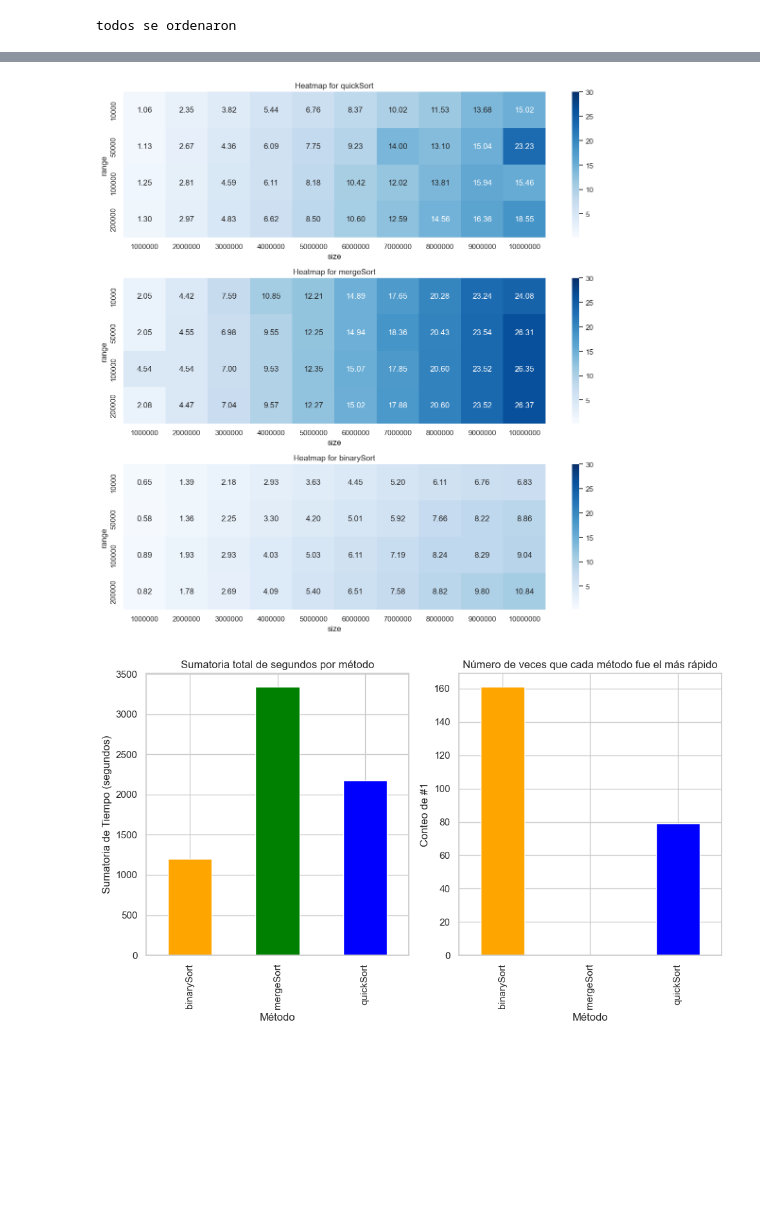
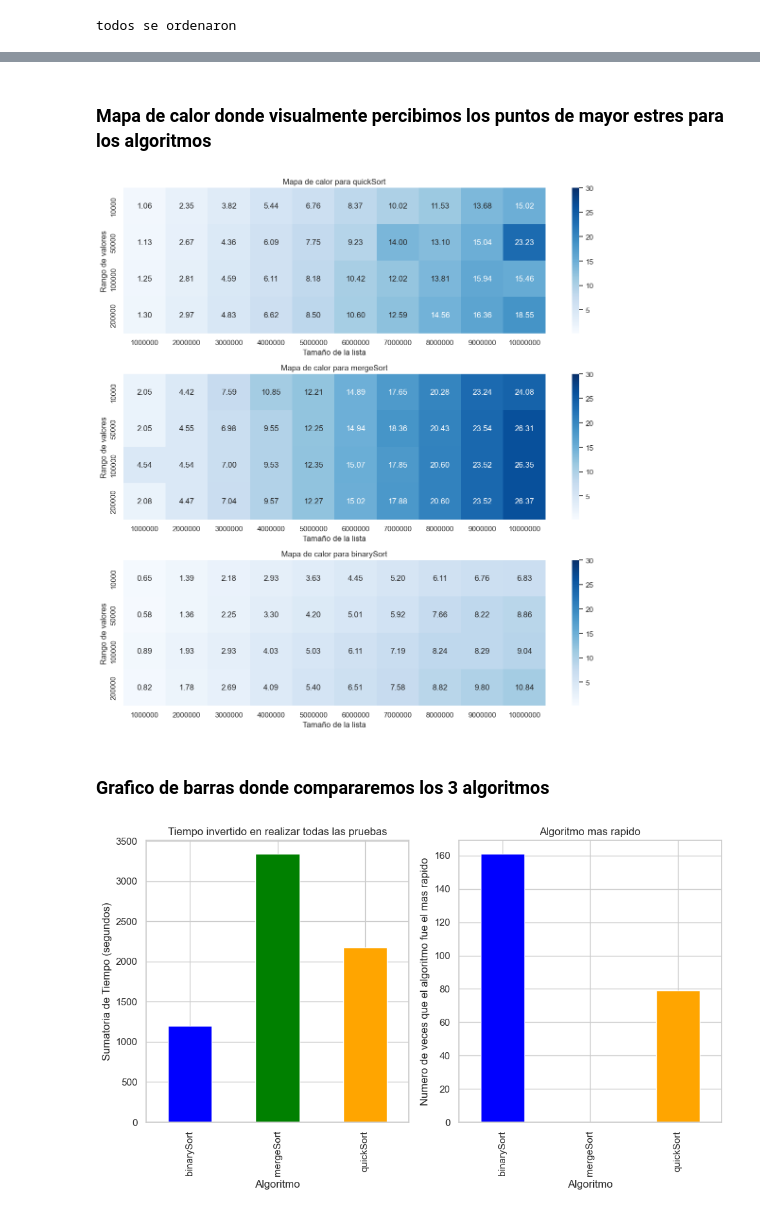
Before and after one commit to ulisac04/publico, a Jupyter notebook: index.ipynb, the cells around one changed output, grey strips where cells are left out. Drawn from its saved outputs; the diff is of its cells as text; code cells hidden in the pictures; blank space fills up the shorter version.

```diff
--- a/index.ipynb
+++ b/index.ipynb
@@ -22,3 +32,0 @@ df.drop(['Unnamed: 6', 'Unnamed: 7', 'Unnamed: 8', 'Unnamed: 9'], axis=1, inplac
-# %%
-df = df[df['method'] != 'binarySort']
-df
@@ -39,3 +32,0 @@ df
-# %%
-df['method'] = df['method'].replace('binarySortV2', 'binarySort')
-df
@@ -56,12 +35,12 @@ df
 # %%
 def format_number(x, pos):
     if x >= 1e6:
-        return f'{x/1e6:.1f}M'  # Formato para millones
+        return f'{x/1e6:.1f}M'
     elif x >= 1e3:
-        return f'{x/1e3:.0f}k'  # Formato para miles
+        return f'{x/1e3:.0f}k'
     else:
-        return str(int(x))  # Para números más pequeños
-colors = ['orange', 'green', 'blue']
+        return str(int(x))
+colors = ['blue', 'green', 'orange']
 color_map = {
     'binarySort': 'blue',
     'mergeSort': 'green',
@@ -88,10 +69,10 @@ for dist in distributions:
             ax.plot(subset['size'], subset['time'], label=method,  color=color_map.get(method, 'black'), linewidth=2)
 
 
-        ax.set_xlabel('Size')
-        ax.set_ylabel('Time')
-        ax.set_title(f'Range: {r}, Distribution: {dist}')
-        ax.legend(title='Method')
+        ax.set_xlabel('Tamaño de la Lista')
+        ax.set_ylabel('Tiempo en segundos')
+        ax.set_title(f'Rango de valores: {r}, Distribucion estadistica: {dist}')
+        ax.legend(title='Algoritmo')
         ax.grid(True)
 
         ax.xaxis.set_major_formatter(ticker.FuncFormatter(format_number))
@@ -106,40 +87,36 @@ plt.show()
+# %% [markdown]
+### Mapa de calor donde visualmente percibimos los puntos de mayor estres para los algoritmos
 # %%
 
-# Configurar el estilo de los gráficos
-# Configurar el estilo de los gráficos
 sns.set(style="whitegrid")
 
-# Encontrar los valores mínimo y máximo de 'time' en todo el DataFrame para establecer un rango común
+
 vmin = df['time'].min()
 vmax = 30 #df['time'].max()
 
-# Crear una figura con 2 filas y 2 columnas
 fig, axes = plt.subplots(3, 1, figsize=(12, 12))
 
-# Crear un heatmap para cada método
+
 methods = df['method'].unique()
 
-# Aplanar los ejes para acceder a ellos fácilmente
 axes = axes.flatten()
 
 for i, method in enumerate(methods):
-    # Filtrar el DataFrame para cada método
     df_method = df[df['method'] == method]
 
-    # Crear una tabla pivotante con 'size' como filas, 'range' como columnas y 'time' como valores
     pivot_table = df_method.pivot_table(index="range", columns="size", values="time")
 
-    # Crear el heatmap en el subplot correspondiente con el mismo rango de colores
     sns.heatmap(pivot_table, ax=axes[i], annot=True, fmt=".2f", cmap="Blues", vmin=vmin, vmax=vmax)
-    axes[i].set_title(f"Heatmap for {method}")
+    axes[i].set_title(f"Mapa de calor para {method}")
+    axes[i].set_xlabel("Tamaño de la lista")
+    axes[i].set_ylabel("Rango de valores")
 
-    # Aplicar la función de formato a las etiquetas de los ejes si es necesario
-
-# Ajustar el diseño para que no se superpongan
 plt.tight_layout()
 plt.show()
 # %% [output]
-[figure, old version]
+[figure, new version]
+# %% [markdown]
+### Grafico de barras donde compararemos los 3 algoritmos
 # %%
 ranges = df["range"].unique()
 distributions = df["distribution"].unique()
@@ -175,27 +152,25 @@ for ran in ranges:
 methods = [ 'binarySort', 'mergeSort', 'quickSort' ]
 times = [binarySort, mergeSort, quickSort ]
 # %%
-#fastest_method_counts = df.loc[df.groupby(['size', 'range'])['time'].idxmin()]['method'].value_counts()
+
 fastest_method_counts = pd.Series(times, index=methods)
 total_time_per_method = df.groupby('method')['time'].sum()
 
-# Crear una figura con 1 fila y 2 columnas
-fig, axes = plt.subplots(1, 2, figsize=(10, 6))  # figsize ajusta el tamaño total del lienzo
 
-# Gráfico 1: Sumatoria total de segundos por método
-total_time_per_method.plot(kind='bar', color=colors, ax=axes[0], title='Sumatoria total de segundos por método')
-axes[0].set_xlabel('Método')
+fig, axes = plt.subplots(1, 2, figsize=(10, 6))
+
+
+total_time_per_method.plot(kind='bar', color=colors, ax=axes[0], title='Tiempo invertido en realizar todas las pruebas')
+axes[0].set_xlabel('Algoritmo')
 axes[0].set_ylabel('Sumatoria de Tiempo (segundos)')
 
-# Gráfico 2: Número de veces que cada método fue el más rápido
-fastest_method_counts.plot(kind='bar', color=colors, ax=axes[1], title='Número de veces que cada método fue el más rápido')
-axes[1].set_xlabel('Método')
-axes[1].set_ylabel('Conteo de #1')
 
-# Ajustar el diseño para que no se superpongan
+fastest_method_counts.plot(kind='bar', color=colors, ax=axes[1], title='Algoritmo mas rapido')
+axes[1].set_xlabel('Algoritmo')
+axes[1].set_ylabel('Numero de veces que el algoritmo fue el mas rapido')
+
 plt.tight_layout()
 
-# Mostrar la gráfica
 plt.show()
 # %% [output]
-[figure, old version]
+[figure, new version]
```
Also changed, not shown: parts of 15 cells of this notebook, 5 other files.
